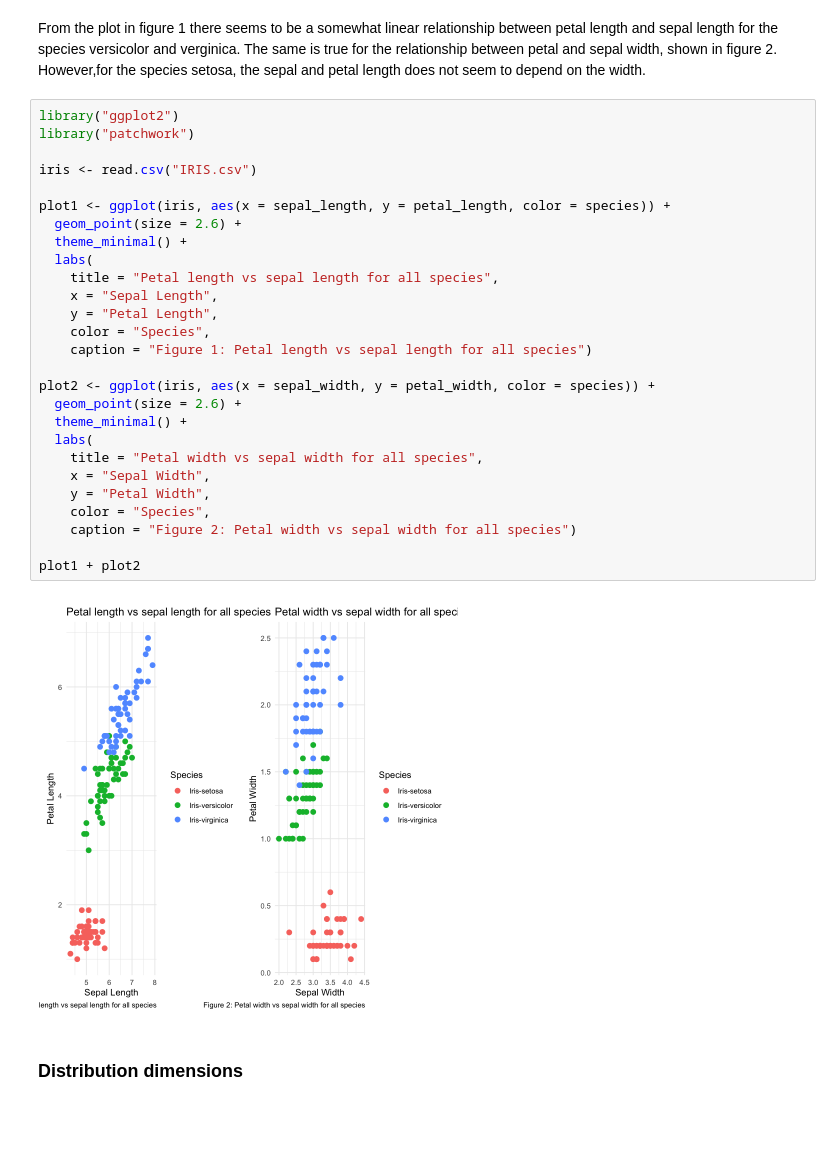
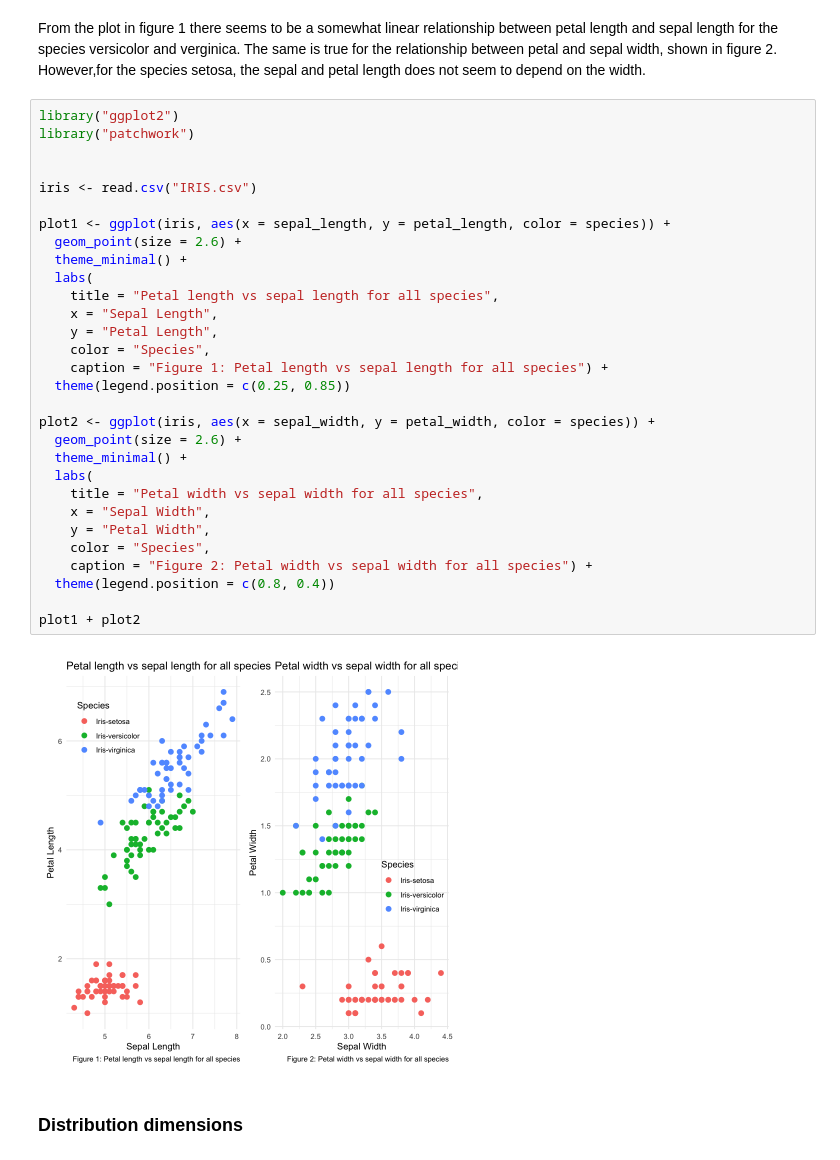
Before and after one commit to Superkaninen/su-mt4007, a Jupyter notebook: HW3/Homework3.2.ipynb, the cells around one changed output. Cells and saved outputs as stored; diff of their text form; blank space fills up the shorter version.

```diff
--- a/HW3/Homework3.ipynb
+++ b/HW3/Homework3.2.ipynb
@@ -9,32 +9,35 @@ From the plot in figure 1 there seems to be a somewhat linear relationship betwe
 # %%
 library("ggplot2")
 library("patchwork")
+
 
 iris <- read.csv("IRIS.csv")
 
 plot1 <- ggplot(iris, aes(x = sepal_length, y = petal_length, color = species)) +
   geom_point(size = 2.6) +
   theme_minimal() +
   labs(
     title = "Petal length vs sepal length for all species",
     x = "Sepal Length",
     y = "Petal Length",
     color = "Species",
-    caption = "Figure 1: Petal length vs sepal length for all species")
+    caption = "Figure 1: Petal length vs sepal length for all species") +
+  theme(legend.position = c(0.25, 0.85))
 
 plot2 <- ggplot(iris, aes(x = sepal_width, y = petal_width, color = species)) +
   geom_point(size = 2.6) +
   theme_minimal() +
   labs(
     title = "Petal width vs sepal width for all species",
     x = "Sepal Width",
     y = "Petal Width",
     color = "Species",
-    caption = "Figure 2: Petal width vs sepal width for all species")
+    caption = "Figure 2: Petal width vs sepal width for all species") +
+  theme(legend.position = c(0.8, 0.4))
 
 plot1 + plot2
 # %% [output]
-[figure, old version]
+[figure, new version]
 # %% [markdown]
 ### Distribution dimensions
 # %% [markdown]
```
Also changed, not shown: 2 other files.
